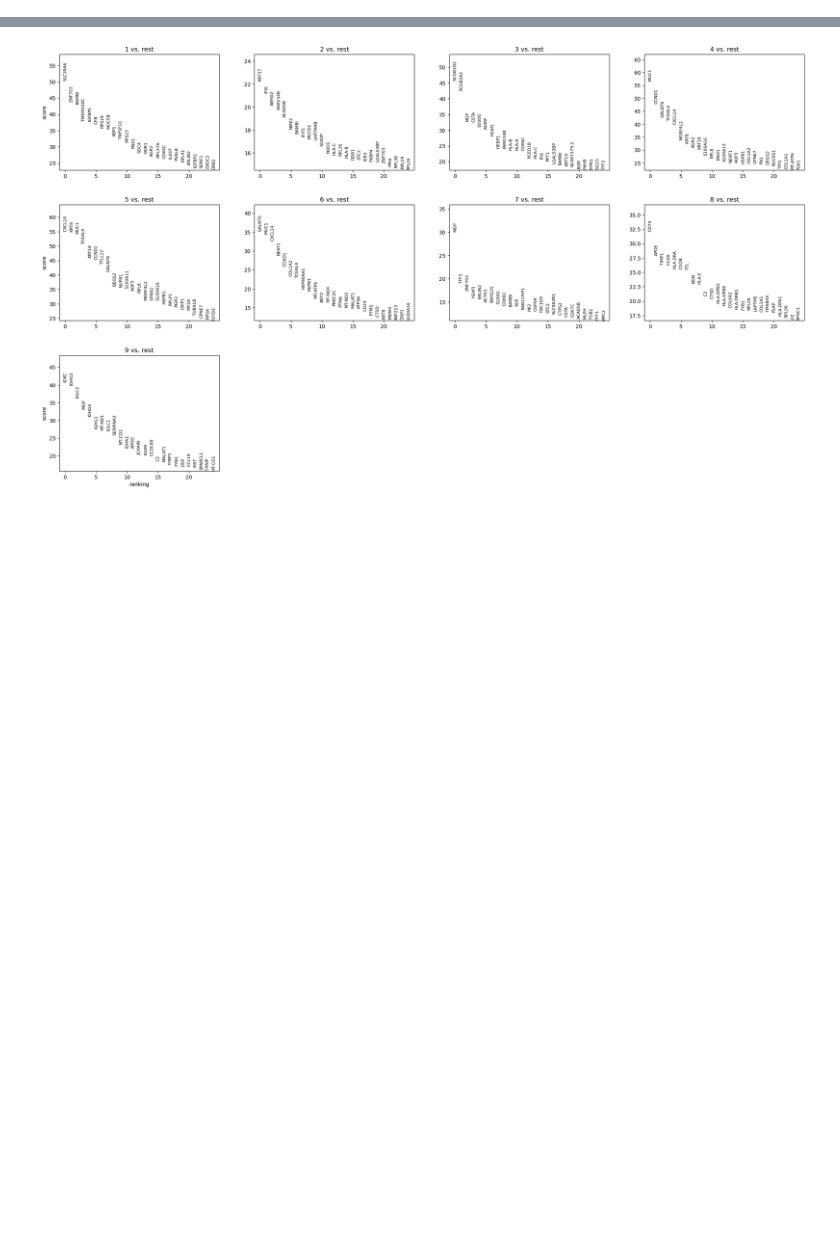
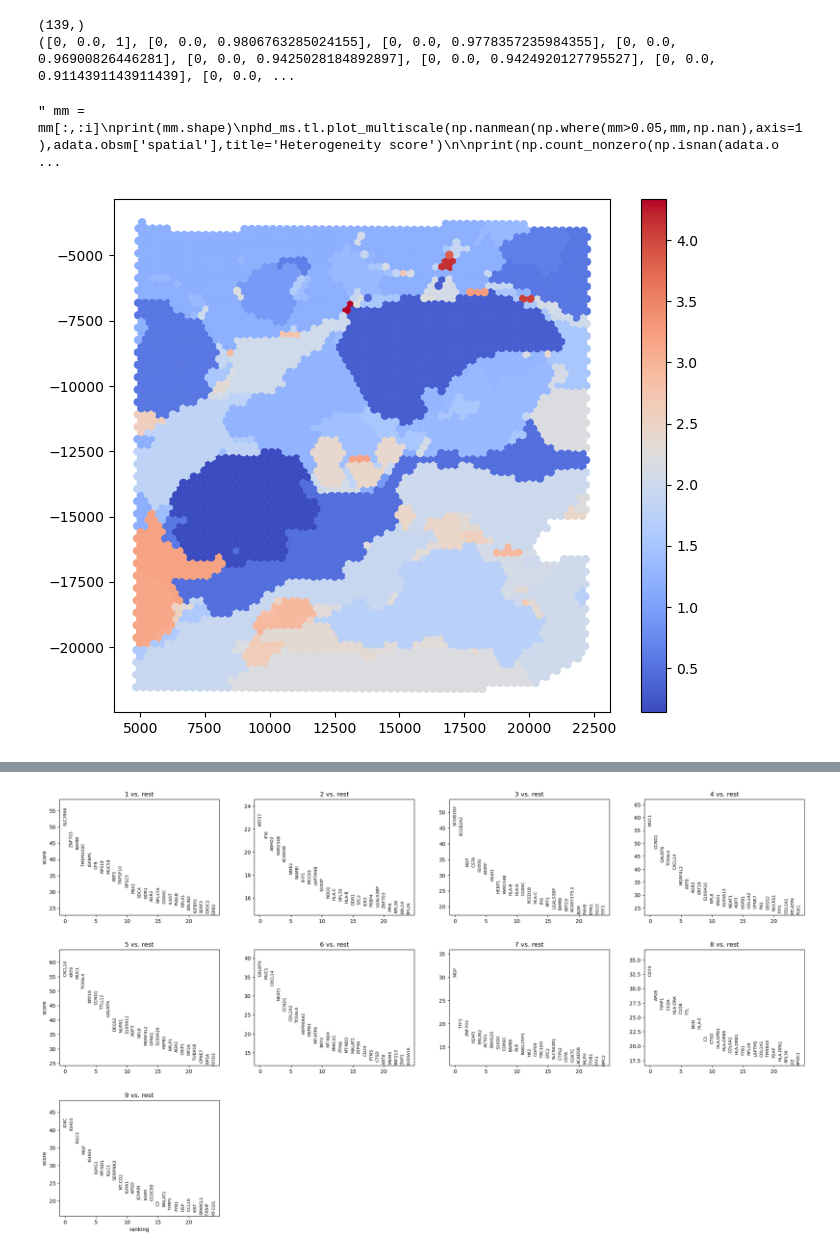
Before and after one commit to pzbeamer/phd-ms, a Jupyter notebook: examples/tumor_microenv.ipynb, the cells around one changed output, grey strips where cells are left out. Saved outputs shown, nothing was run; the diff lists cells and outputs as text; code cells hidden in the pictures; blank space fills up the shorter version.

Commit message:
heterogeneity

```diff
--- a/examples/tumor_microenv.ipynb
+++ b/examples/tumor_microenv.ipynb
@@ -90,3 +93,36 @@ for i in tumor_domains:
+# %%
+from sklearn.decomposition import PCA
+import itertools
+explained_variance = 0
+n = 2
+
+
+""" mm = mm[:,:i]
+print(mm.shape)
+phd_ms.tl.plot_multiscale(np.nanmean(np.where(mm>0.05,mm,np.nan),axis=1),adata.obsm['spatial'],title='Heterogeneity score')
+
+print(np.count_nonzero(np.isnan(adata.obsm['multiscale']),axis=1))
+mm = (adata.obsm['multiscale']/np.sum(adata.obsm['multiscale'],axis=1,keepdims=True))[:,0:n]
+while np.count_nonzero(np.sum(mm,axis=1)>0.5) < 0.9*adata.obsm['multiscale'].shape[0]:
+    n += 1
+    mm = (adata.obsm['multiscale']/np.sum(adata.obsm['multiscale'],axis=1,keepdims=True))[:,0:n]
+print(mm.shape)
+
+n=2
+
+while n < adata.obsm['multiscale'].shape[1] and explained_variance < 0.99:
+    pca = PCA(n_components=n)  # Reduce to 2 principal components
+    X_pca = pca.fit_transform(mm)
+
+    explained_variance = np.sum(pca.explained_variance_ratio_)
+    n += 1
+print(X_pca.shape)
+print(adata.obsm['multiscale'].shape) """
+# %% [output]
+(139,)
+([0, 0.0, 1], [0, 0.0, 0.9806763285024155], [0, 0.0, 0.9778357235984355], [0, 0.0, 0.96900826446281], [0, 0.0, 0.9425028184892897], [0, 0.0, 0.9424920127795527], [0, 0.0, 0.9114391143911439], [0, 0.0, ...
+" mm = mm[:,:i]\nprint(mm.shape)\nphd_ms.tl.plot_multiscale(np.nanmean(np.where(mm>0.05,mm,np.nan),axis=1),adata.obsm['spatial'],title='Heterogeneity score')\n\nprint(np.count_nonzero(np.isnan(adata.o ...
+[figure, added]
 # %%
 #Differential gene expression analysis
 import pandas as pd
```
Also changed, not shown: parts of 6 cells of this notebook, 1 other file.
